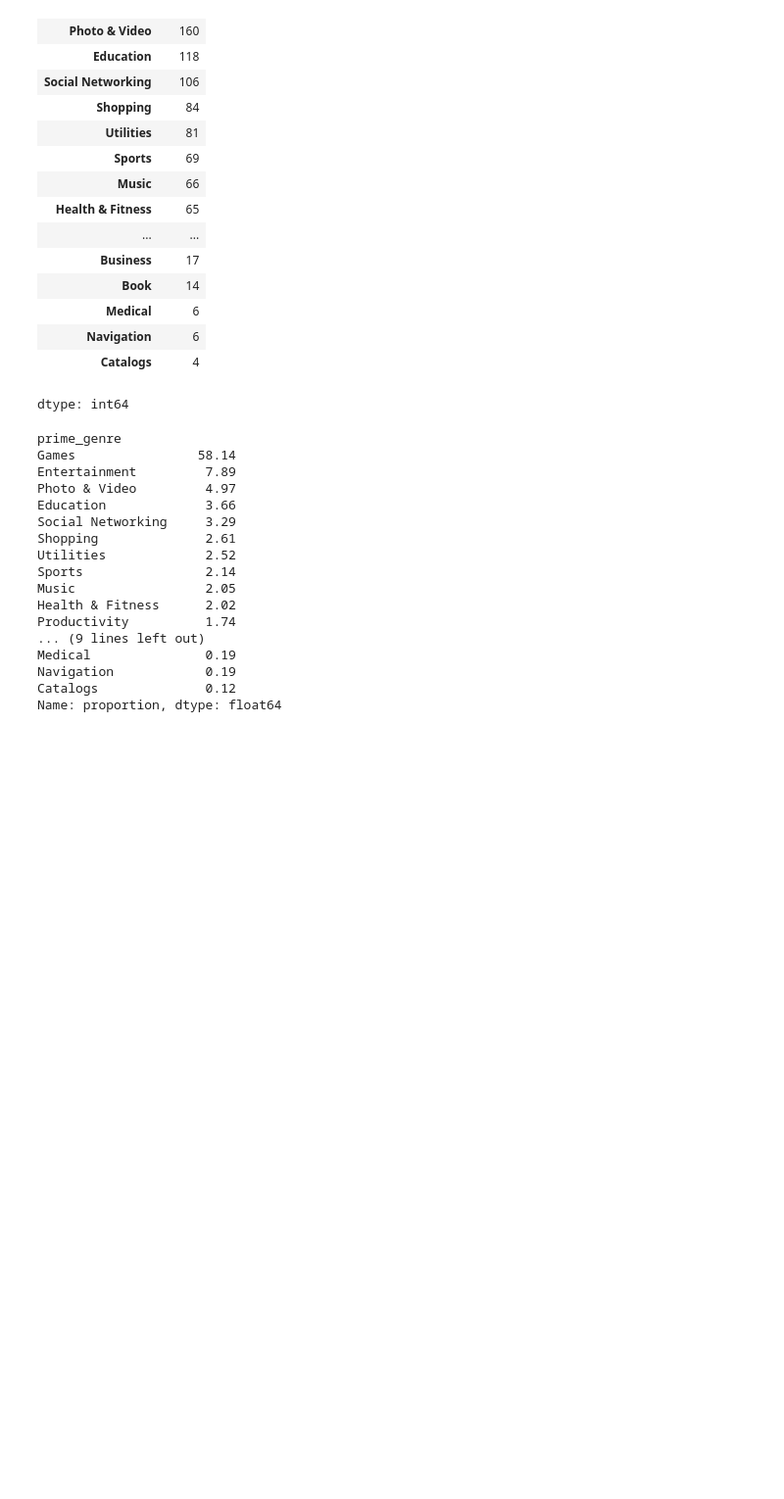
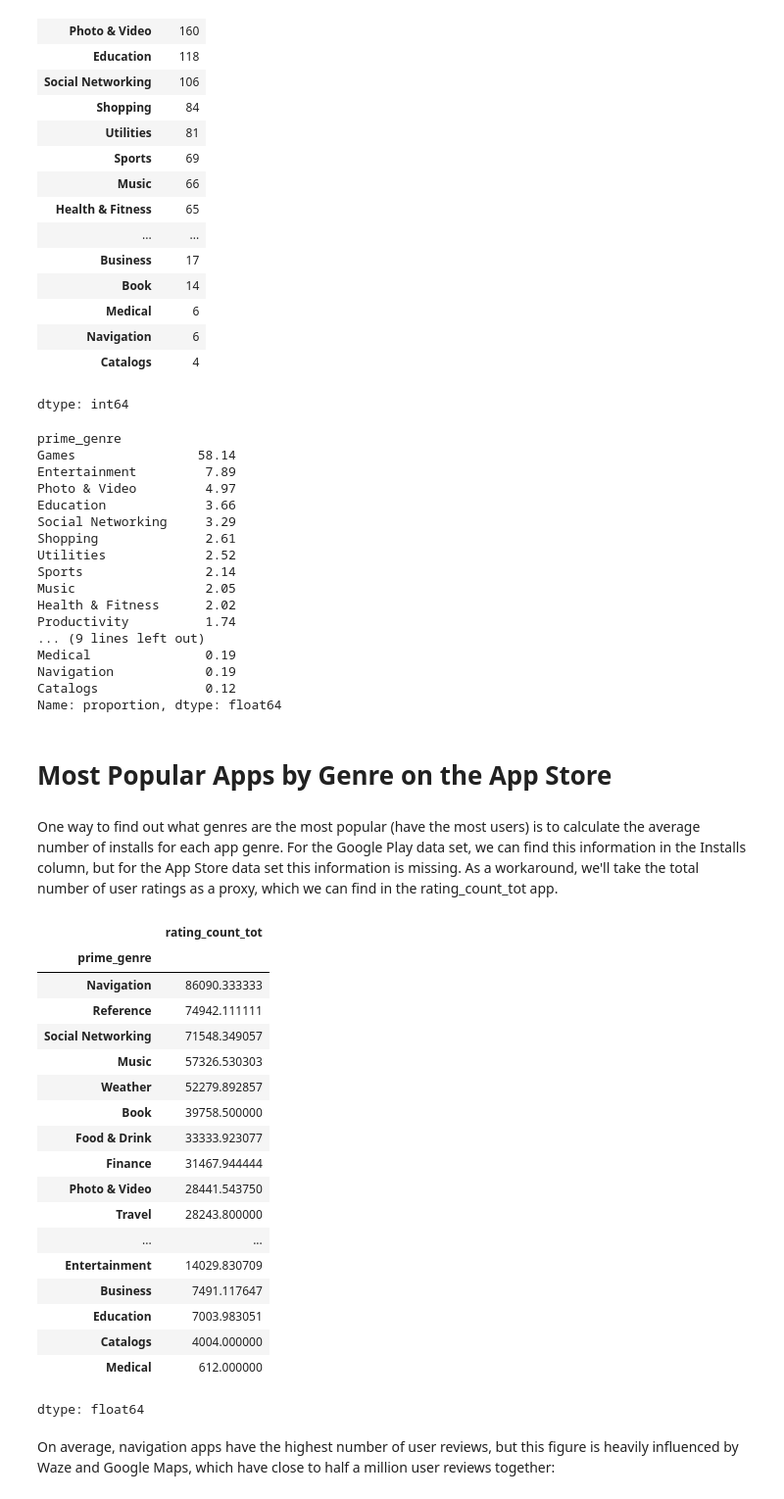
Before and after one commit to KostasTheOne/Mobile-Apps-Project, a Jupyter notebook: Profitable_Apps.ipynb, the cells around one changed output. Shown at 98% size. Drawn from its saved outputs; the diff is of its cells as text; code cells hidden in the pictures; blank space fills up the shorter version.

```diff
--- a/Profitable_Apps.ipynb
+++ b/Profitable_Apps.ipynb
@@ -525,3 +525,31 @@ Medical               0.19
 Navigation            0.19
 Catalogs              0.12
 Name: proportion, dtype: float64
+# %% [markdown]
+# Most Popular Apps by Genre on the App Store
+# %% [markdown]
+One way to find out what genres are the most popular (have the most users) is to calculate the average number of installs for each app genre. For the Google Play data set, we can find this information in the Installs column, but for the App Store data set this information is missing. As a workaround, we'll take the total number of user ratings as a proxy, which we can find in the rating_count_tot app.
+# %%
+apple_final.groupby("prime_genre")["rating_count_tot"].mean().sort_values(ascending=False)
+# %% [output]
+|  | rating_count_tot |
+| prime_genre |  |
+| Navigation | 86090.333333 |
+| Reference | 74942.111111 |
+| Social Networking | 71548.349057 |
+| Music | 57326.530303 |
+| Weather | 52279.892857 |
+| Book | 39758.500000 |
+| Food & Drink | 33333.923077 |
+| Finance | 31467.944444 |
+| Photo & Video | 28441.543750 |
+| Travel | 28243.800000 |
+| ... | ... |
+| Entertainment | 14029.830709 |
+| Business | 7491.117647 |
+| Education | 7003.983051 |
+| Catalogs | 4004.000000 |
+| Medical | 612.000000 |
+dtype: float64
+# %% [markdown]
+On average, navigation apps have the highest number of user reviews, but this figure is heavily influenced by Waze and Google Maps, which have close to half a million user reviews together:
```
Also changed, not shown: parts of 20 cells of this notebook.
